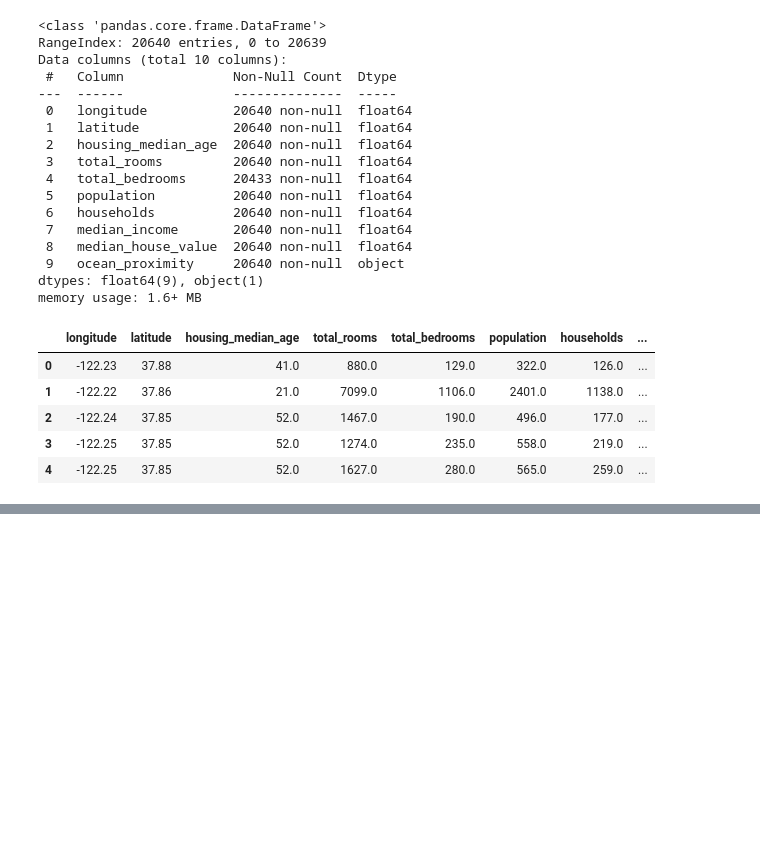
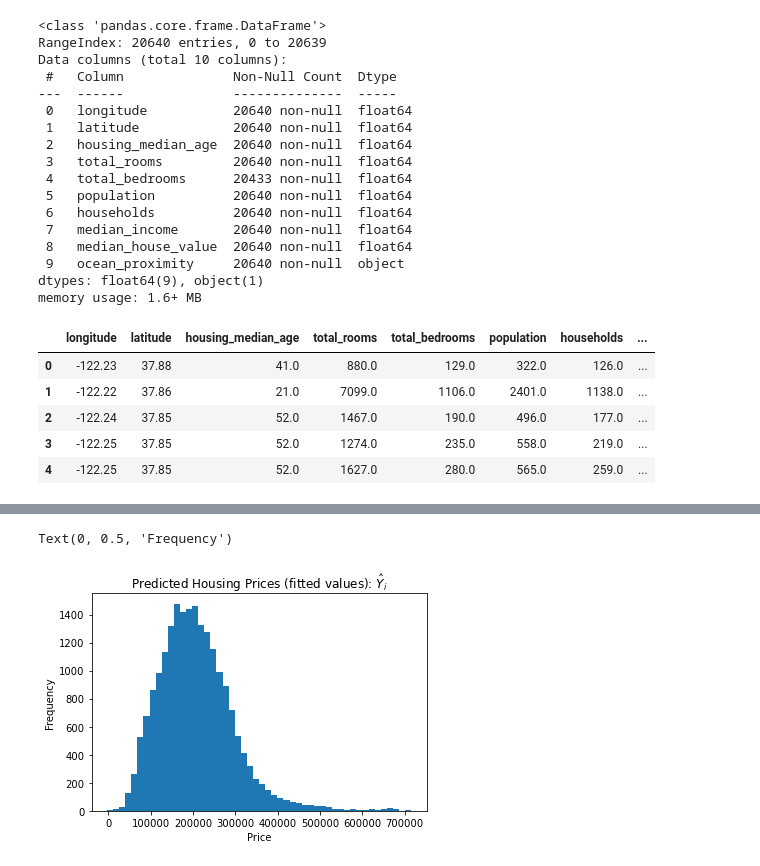
Before and after one commit to tiffany88888/capstone, a Jupyter notebook: capstone.ipynb, the cells around one changed output, grey strips where cells are left out. Saved outputs shown, nothing was run; the diff lists cells and outputs as text; code cells hidden in the pictures; blank space fills up the shorter version.

```diff
--- a/capstone.ipynb
+++ b/capstone.ipynb
@@ -112,0 +242,7 @@ Name: ocean_proximity, dtype: int64
+# %%
+from sklearn.linear_model import LinearRegression
+X = cleaned_housing_price.drop(['median_house_value', 'longitude', 'population', 'households'], axis=1)
+
+# This creates a LinearRegression object
+lm = LinearRegression()
+lm.fit(X, cleaned_housing_price.median_house_value)
@@ -112,0 +279,3 @@ Name: ocean_proximity, dtype: int64
+# %%
+predicted = lm.predict(X)
+pd.DataFrame({'predicted': predicted, 'price': cleaned_housing_price.median_house_value})[['predicted', 'price']]
@@ -112,0 +296,8 @@ Name: ocean_proximity, dtype: int64
+# %%
+plt.hist(predicted, bins = 50)
+plt.title('Predicted Housing Prices (fitted values): $\hat{Y}_i$')
+plt.xlabel('Price')
+plt.ylabel('Frequency')
+# %% [output]
+Text(0, 0.5, 'Frequency')
+[figure, added]
```
Also changed, not shown: parts of 48 cells of this notebook.
